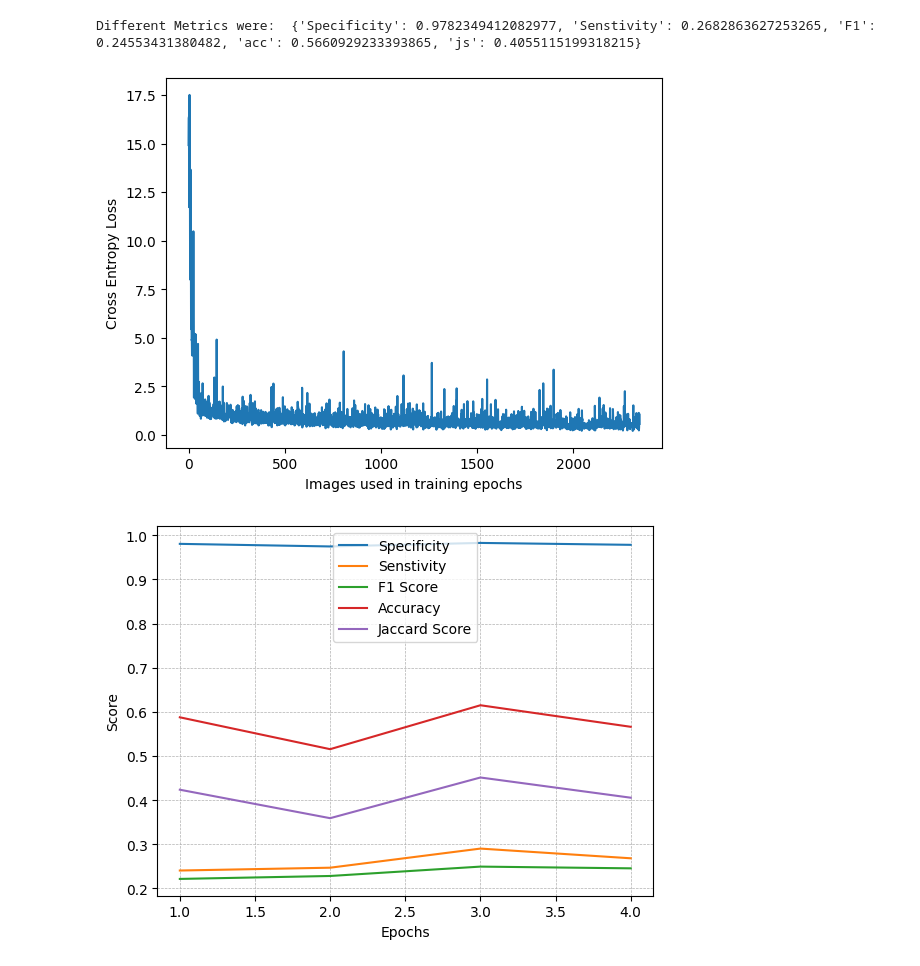
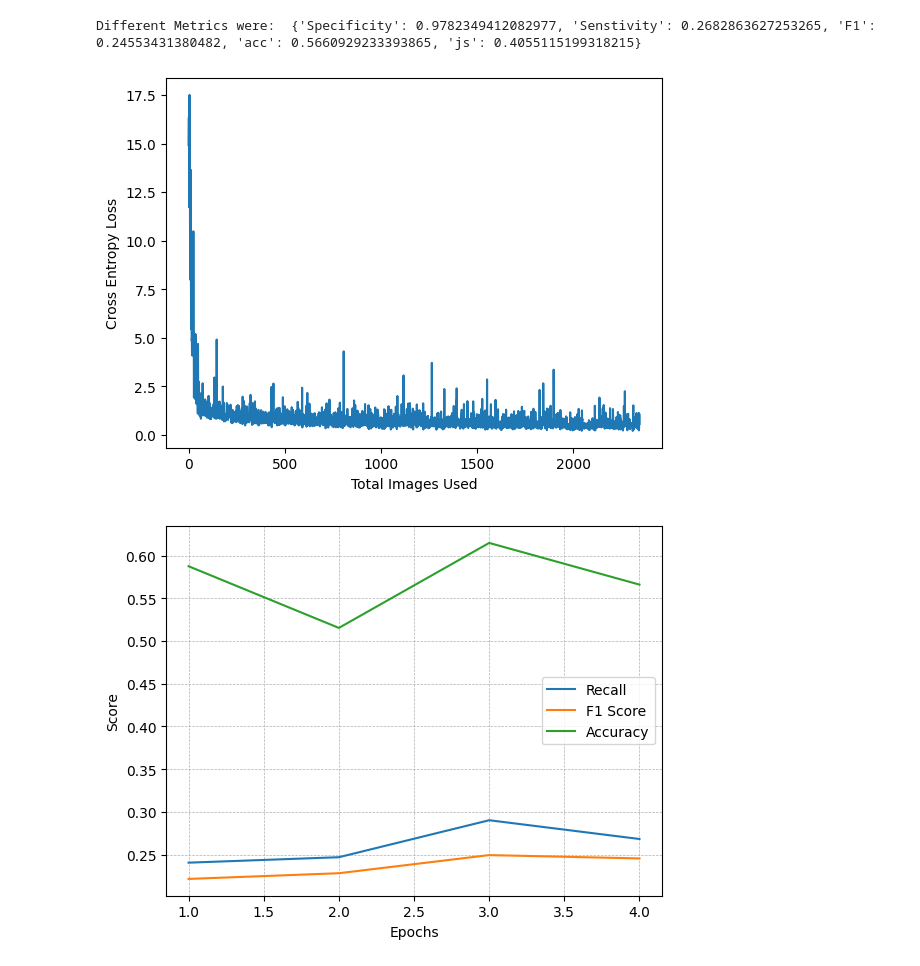
Before and after one commit to Vishy-A/DeepLearning, a Jupyter notebook: finalproject/train.ipynb, the cells around one changed output. Cells and saved outputs as stored; diff of their text form; code cells hidden in the pictures.

```diff
--- a/finalproject/train.ipynb
+++ b/finalproject/train.ipynb
@@ -739,32 +739,33 @@ loss_list_numpy = []
 for i in range(len(loss_1d_list)):
     z = loss_1d_list[i].cpu().detach().numpy()
     loss_list_numpy.append(z)
-plt.xlabel("Images used in training epochs")
+plt.xlabel("Total Images Used")
 plt.ylabel("Cross Entropy Loss")
 plt.plot(loss_list_numpy)
 plt.show()
 # %% [output]
-[figure, old version]
+[figure, new version]
 # %%
 plt.clf()
 
 x = [i for i in range(1, train_epochs + 1)]
 
 # plot 5 metrics: Specificity, Senstivity, F1 Score, Accuracy, Jaccard Score
-plt.plot(x,Specificity_, label='Specificity')
-plt.plot(x,Senstivity_, label='Senstivity')
+#plt.plot(x,Specificity_, label='Specificity')
+plt.plot(x,Senstivity_, label='Recall')
+
 plt.plot(x,F1_, label='F1 Score')
 plt.plot(x,acc_, label='Accuracy')
-plt.plot(x,js_, label='Jaccard Score')
+#plt.plot(x,js_, label='Jaccard Score')
 
 plt.grid(linestyle = '--', linewidth = 0.5)
 
 plt.xlabel("Epochs")
 plt.ylabel("Score")
 plt.legend()
 plt.show()
 # %% [output]
-[figure, old version]
+[figure, new version]
 # %%
 # tldr: to make layers behave differently during inference (vs training)
 model.eval()
```
Also changed, not shown: parts of 1 cell of this notebook.
